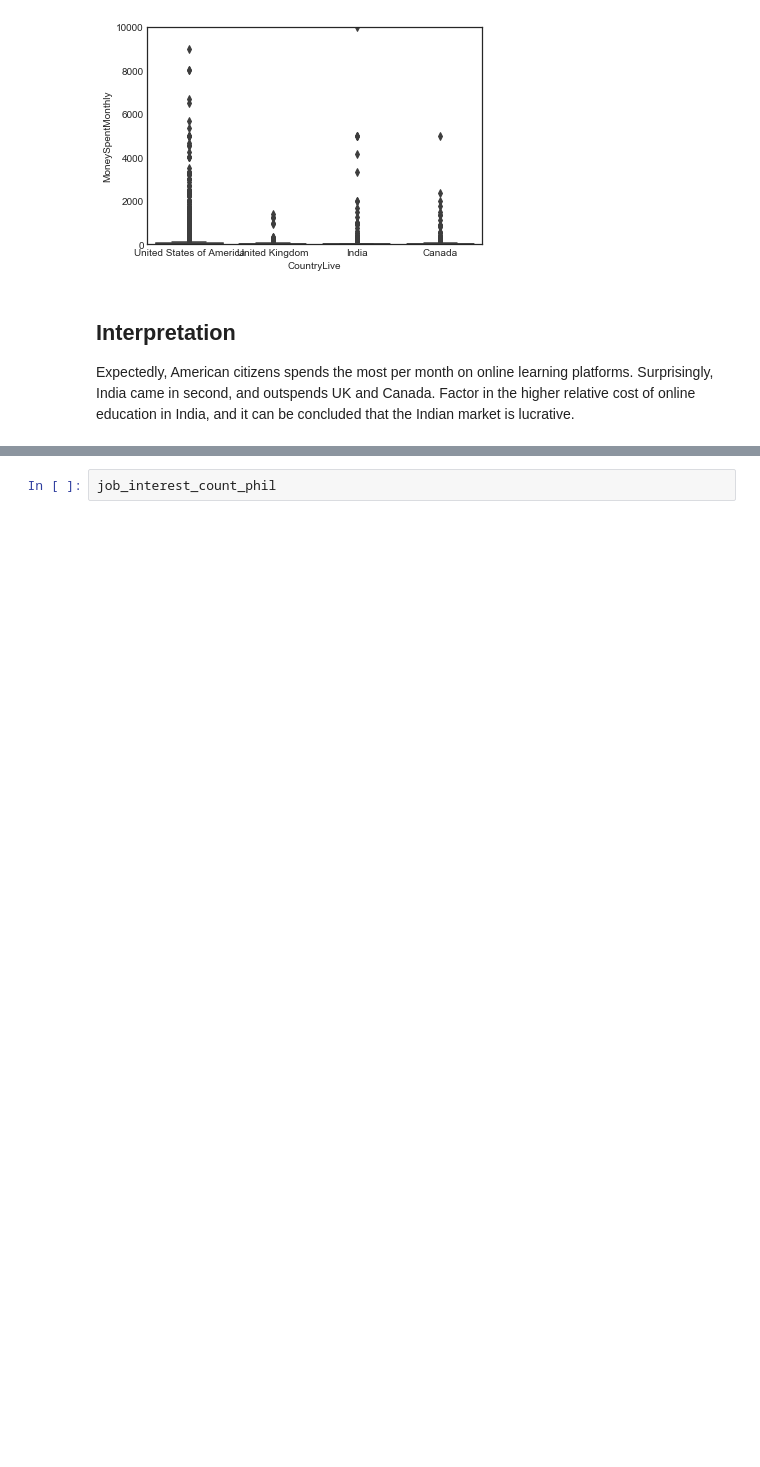
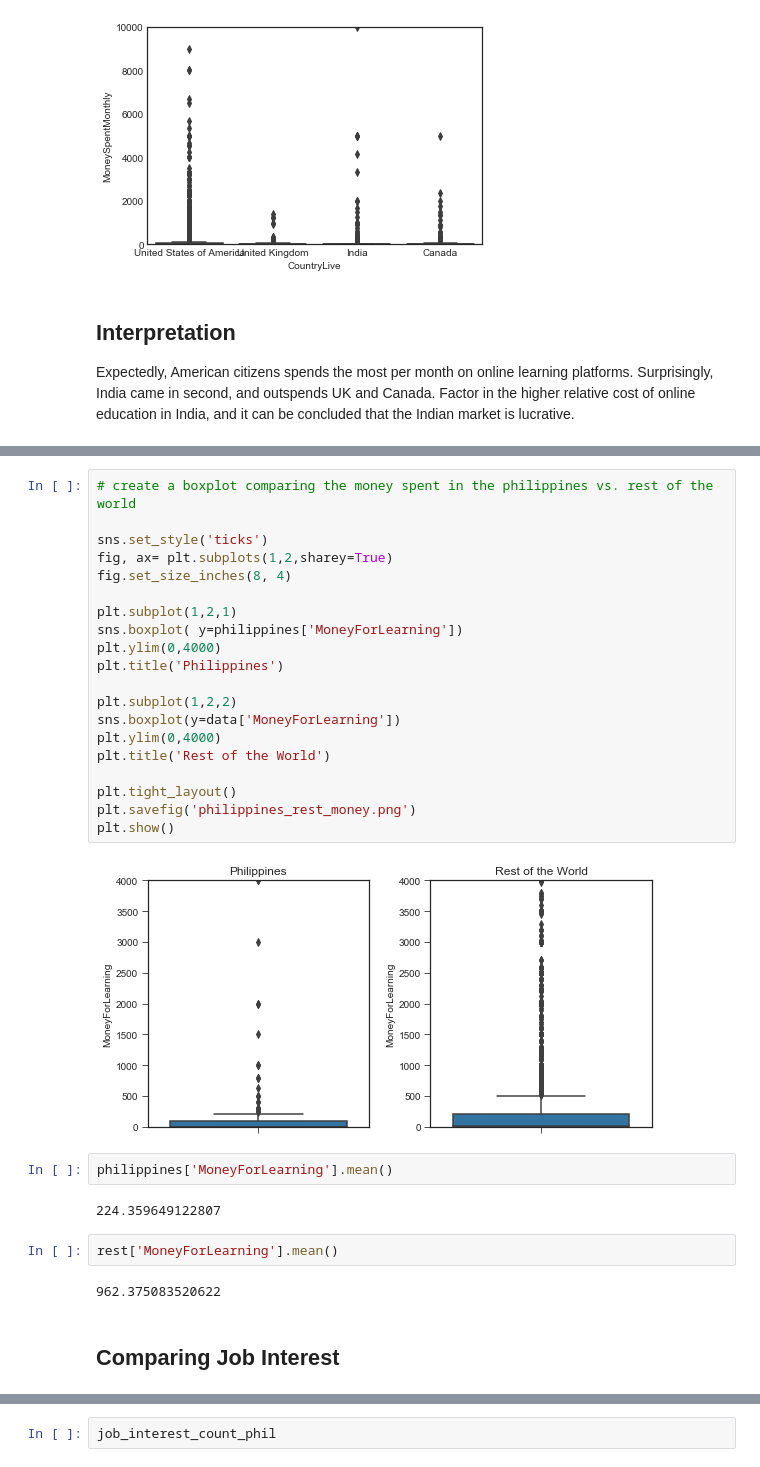
Before and after one commit to lnbalon/coder_survey, a Jupyter notebook: Coder_Survey.ipynb, the cells around one changed output, grey strips where cells are left out. Drawn from its saved outputs; the diff is of its cells as text; blank space fills up the shorter version.

```diff
--- a/Coder_Survey.ipynb
+++ b/Coder_Survey.ipynb
@@ -345,3 +405,35 @@ Name: MoneySpentMonthly, dtype: float64
+# %%
+# create a boxplot comparing the money spent in the philippines vs. rest of the world
+
+sns.set_style('ticks')
+fig, ax= plt.subplots(1,2,sharey=True)
+fig.set_size_inches(8, 4)
+
+plt.subplot(1,2,1)
+sns.boxplot( y=philippines['MoneyForLearning'])
+plt.ylim(0,4000)
+plt.title('Philippines')
+
+plt.subplot(1,2,2)
+sns.boxplot(y=data['MoneyForLearning'])
+plt.ylim(0,4000)
+plt.title('Rest of the World')
+
+plt.tight_layout()
+plt.savefig('philippines_rest_money.png')
+plt.show()
+# %% [output]
+[figure, added]
+# %%
+philippines['MoneyForLearning'].mean()
+# %% [output]
+224.359649122807
+# %%
+rest['MoneyForLearning'].mean()
+# %% [output]
+962.375083520622
+# %% [markdown]
+## Comparing Job Interest
 # %%
 def job_roles(data):
     # initialize an empty dict
```
Also changed, not shown: parts of 24 cells of this notebook, 6 other files.
